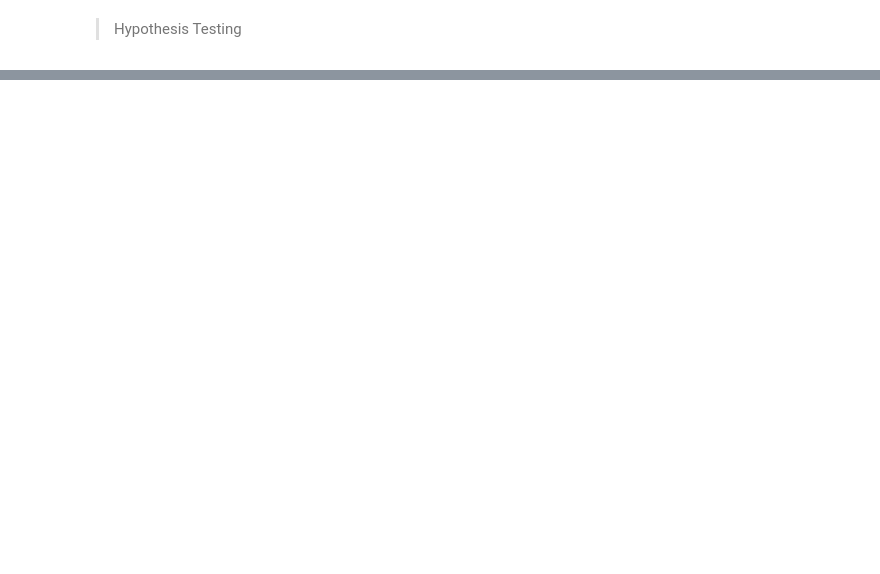
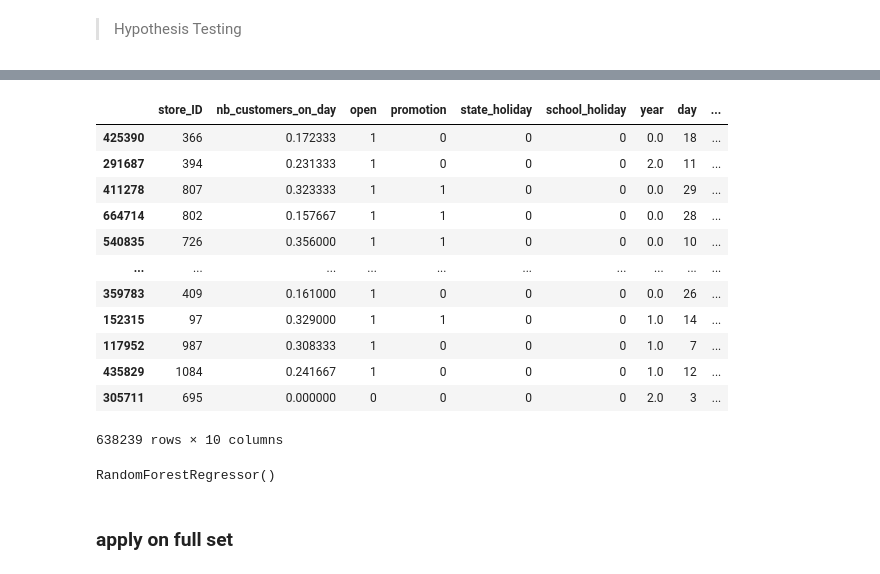
Before and after one commit to jeaend/IronKaggle_Shop-Revenue-Prediciton, a Jupyter notebook: ironKaggle.ipynb, the cells around one changed output, grey strips where cells are left out. Drawn from its saved outputs; the diff is of its cells as text; code cells hidden in the pictures; blank space fills up the shorter version.

```diff
--- a/ironKaggle.ipynb
+++ b/ironKaggle.ipynb
@@ -446,0 +535,31 @@ print(p_val)
+# %%
+## scale numericals
+scaler = MinMaxScaler()
+X[numerical_to_scale] = scaler.fit_transform(X[numerical_to_scale])
+# ordinal encode categorical
+encoder = OrdinalEncoder()
+X[categorical_to_encode] = encoder.fit_transform(X[categorical_to_encode])
+# %%
+X
+# %% [output]
+|  | store_ID | nb_customers_on_day | open | promotion | state_holiday | school_holiday | year | day | ... |
+| 425390 | 366 | 0.172333 | 1 | 0 | 0 | 0 | 0.0 | 18 | ... |
+| 291687 | 394 | 0.231333 | 1 | 0 | 0 | 0 | 2.0 | 11 | ... |
+| 411278 | 807 | 0.323333 | 1 | 1 | 0 | 0 | 0.0 | 29 | ... |
+| 664714 | 802 | 0.157667 | 1 | 1 | 0 | 0 | 0.0 | 28 | ... |
+| 540835 | 726 | 0.356000 | 1 | 1 | 0 | 0 | 0.0 | 10 | ... |
+| ... | ... | ... | ... | ... | ... | ... | ... | ... | ... |
+| 359783 | 409 | 0.161000 | 1 | 0 | 0 | 0 | 0.0 | 26 | ... |
+| 152315 | 97 | 0.329000 | 1 | 1 | 0 | 0 | 1.0 | 14 | ... |
+| 117952 | 987 | 0.308333 | 1 | 0 | 0 | 0 | 1.0 | 7 | ... |
+| 435829 | 1084 | 0.241667 | 1 | 0 | 0 | 0 | 1.0 | 12 | ... |
+| 305711 | 695 | 0.000000 | 0 | 0 | 0 | 0 | 2.0 | 3 | ... |
+638239 rows × 10 columns
+# %%
+# Initialize Random Forest Regressor
+rf_model = RandomForestRegressor()
+
+# Fit the model on the training data
+rf_model.fit(X, y)
+# %% [output]
+RandomForestRegressor()
@@ -446,0 +576,2 @@ print(p_val)
+# %% [markdown]
+### apply on full set
```
Also changed, not shown: parts of 41 cells of this notebook, 2 other files.
